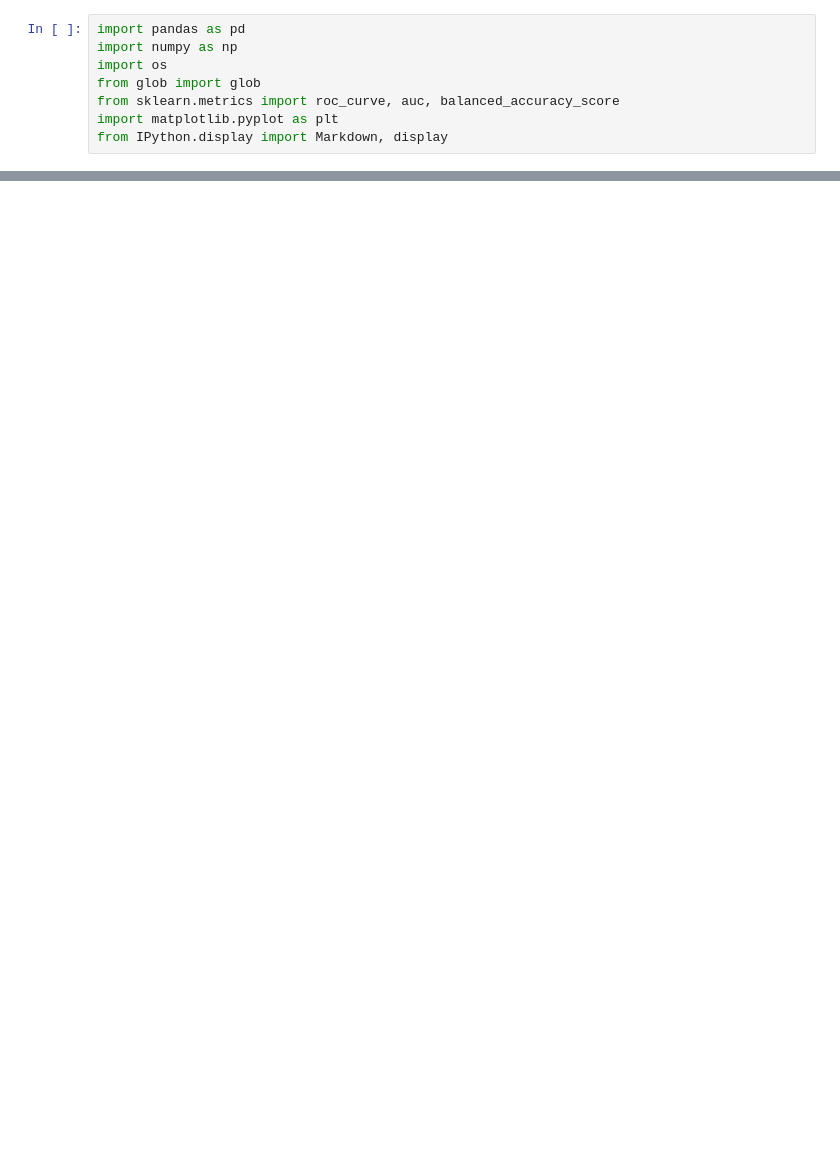
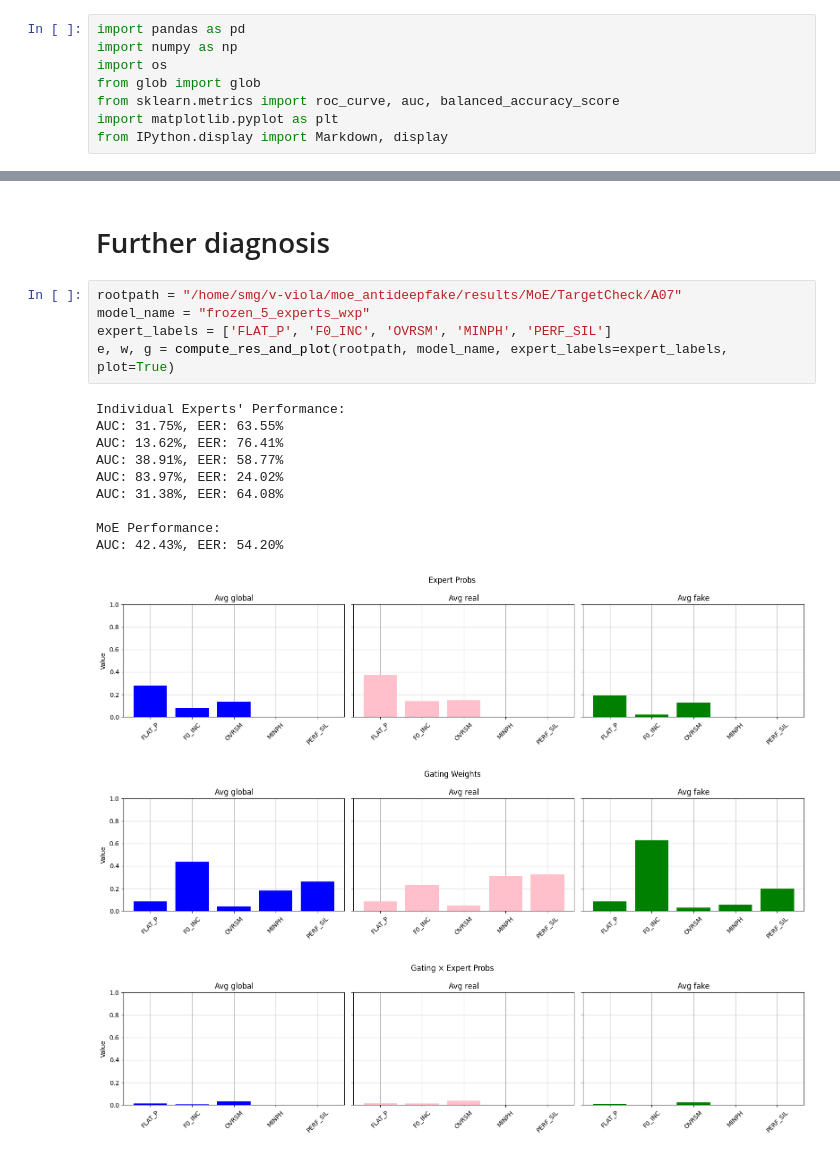
Before and after one commit to nii-yamagishilab/MoE-AntiDeepfake, a Jupyter notebook: notebooks/2_analyze_weights.ipynb, the cells around one changed output, grey strips where cells are left out. Cells and saved outputs as stored; diff of their text form; blank space fills up the shorter version.

```diff
--- a/notebooks/2_analyze_weights.ipynb
+++ b/notebooks/2_analyze_weights.ipynb
@@ -571,0 +184,20 @@ plot_5_expert_weights_row(rootpath, model_name, "PERF_SIL", expert_labels=['F0_I
+# %% [markdown]
+# Further diagnosis
+# %%
+rootpath = "/home/smg/v-viola/moe_antideepfake/results/MoE/TargetCheck/A07"
+model_name = "frozen_5_experts_wxp"
+expert_labels = ['FLAT_P', 'F0_INC', 'OVRSM', 'MINPH', 'PERF_SIL']
+e, w, g = compute_res_and_plot(rootpath, model_name, expert_labels=expert_labels, plot=True)
+# %% [output]
+Individual Experts' Performance:
+AUC: 31.75%, EER: 63.55%
+AUC: 13.62%, EER: 76.41%
+AUC: 38.91%, EER: 58.77%
+AUC: 83.97%, EER: 24.02%
+AUC: 31.38%, EER: 64.08%
+
+MoE Performance:
+AUC: 42.43%, EER: 54.20%
+[figure, added]
+[figure, added]
+[figure, added]
```
Also changed, not shown: parts of 53 cells of this notebook, 20 other files.
